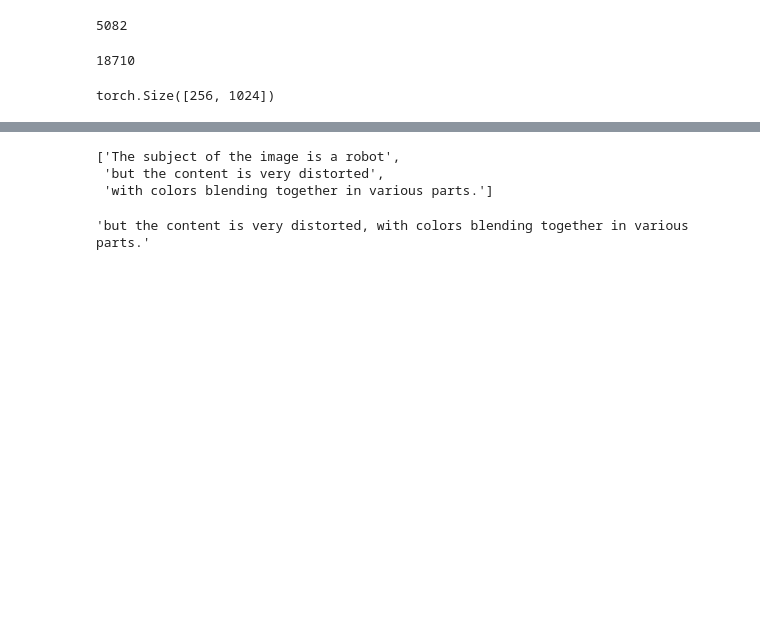
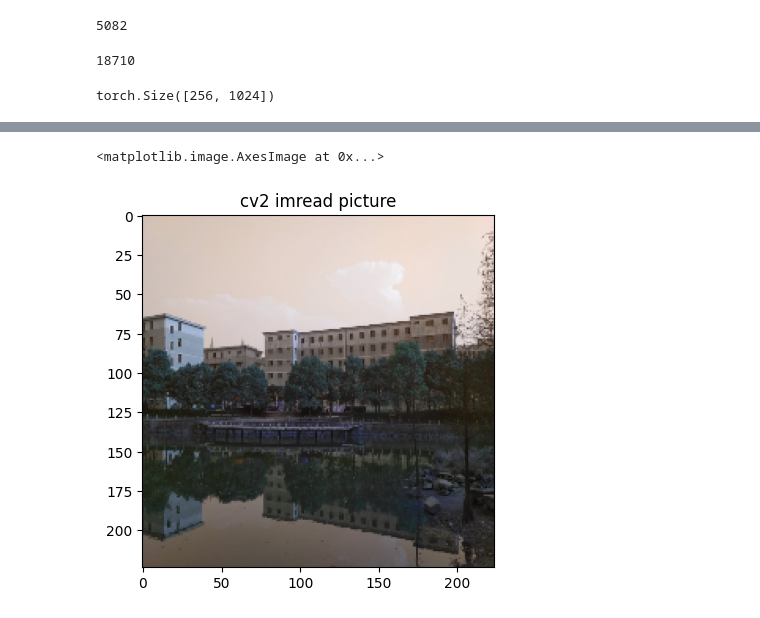
Before and after one commit to Helen1p/CLIP1, a Jupyter notebook: json_data/deal_json.ipynb, the cells around one changed output, grey strips where cells are left out. Cells and saved outputs as stored; diff of their text form; code cells hidden in the pictures; blank space fills up the shorter version.

```diff
--- a/json_data/deal_json.ipynb
+++ b/json_data/deal_json.ipynb
@@ -583,10 +530,0 @@ t='The subject of the image is a robot, but the content is very distorted, with
-# %%
-t.split(', ')
-# %% [output]
-['The subject of the image is a robot',
- 'but the content is very distorted',
- 'with colors blending together in various parts.']
-# %%
-', '.join(t.split(', ')[1:])
-# %% [output]
-'but the content is very distorted, with colors blending together in various parts.'
@@ -592,0 +535,20 @@ t.split(', ')
+# %%
+image = cv2.imread('/data/pxg1/data/q-instruct-images/spaq_koniq/00003.jpg')
+# %%
+i=cv2.resize(image,(224,224))
+# %%
+import cv2
+import matplotlib.pyplot as plt
+# img_cv2 = cv2.imread('test.jpg',cv2.IMREAD_COLOR)
+# matplotlib显示cv2库读取的图像
+plt.figure('imread picture',figsize=(10,10))
+plt.subplot(121)
+plt.title('cv2 imread picture')
+plt.imshow(i)
+# 打印图像尺寸,总像素个数,和图像元素数据类型
+# print(img_cv2.shape)
+# print(img_cv2.size)
+# print(img_cv2.dtype)
+# %% [output]
+<matplotlib.image.AxesImage at 0x...>
+[figure, added]
```
Also changed, not shown: parts of 10 cells of this notebook, 9 other files.
